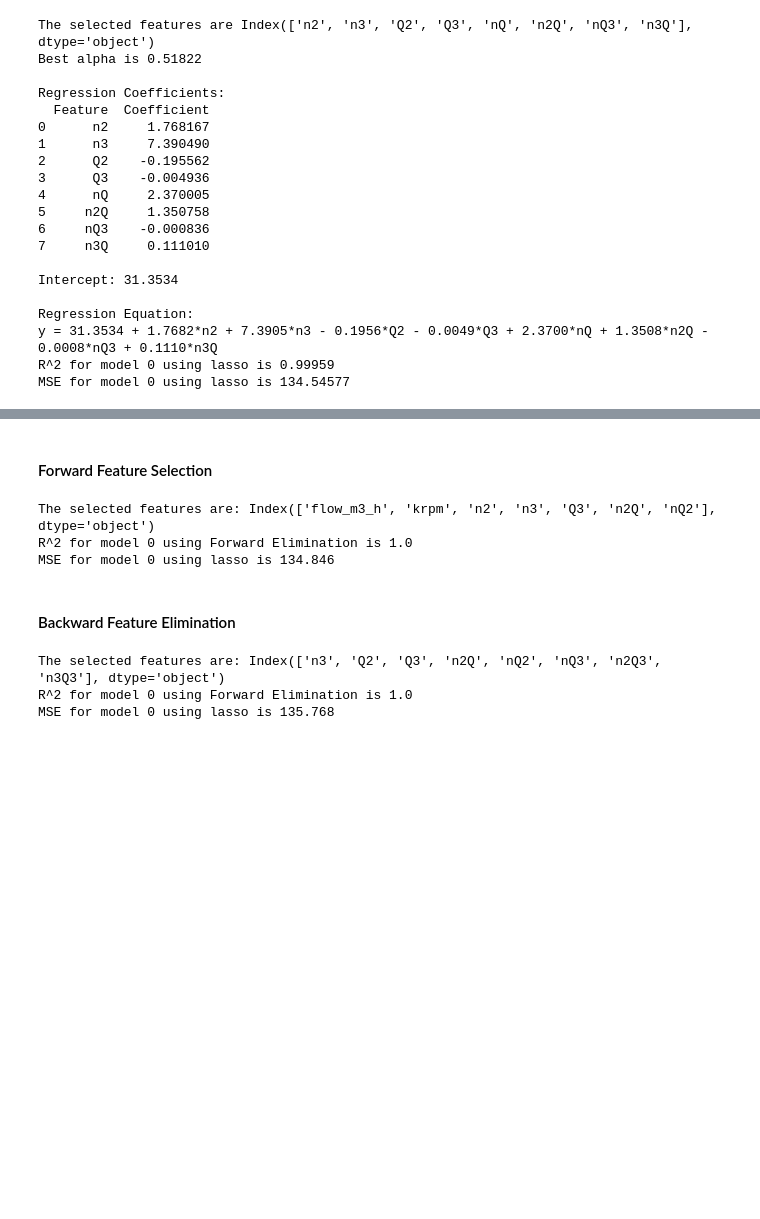
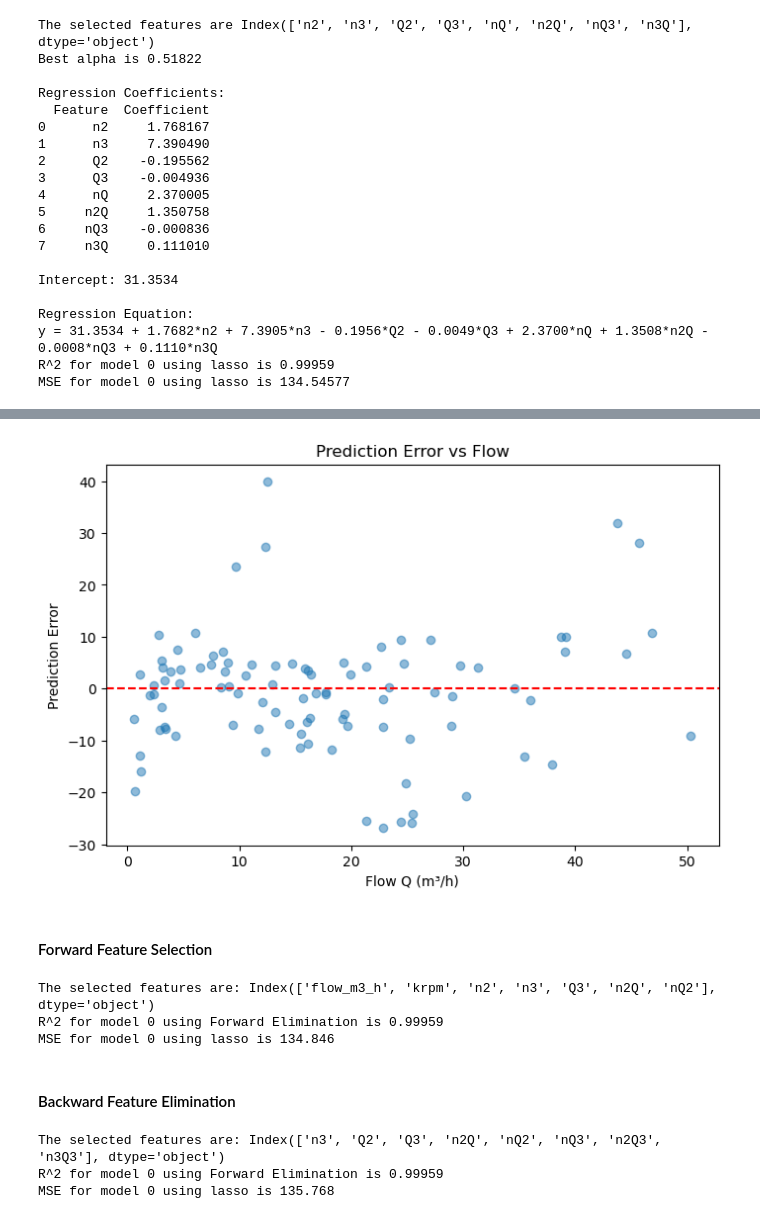
Before and after one commit to emmdupont/The_PowerPredict_Girls, a Jupyter notebook: task_0.ipynb, the cells around one changed output, grey strips where cells are left out. Drawn from its saved outputs; the diff is of its cells as text; code cells hidden in the pictures; blank space fills up the shorter version.

```diff
--- a/task_0.ipynb
+++ b/task_0.ipynb
@@ -272,3 +279,15 @@ MSE for model 0 using lasso is 134.54577
+# %%
+errors = y_pred_las - y_test
+
+plt.figure(figsize=(8,5))
+plt.scatter(X_test['flow_m3_h'], errors, alpha=0.5)
+plt.axhline(0, color='red', linestyle='--')
+plt.xlabel('Flow Q (m³/h)')
+plt.ylabel('Prediction Error')      # Predicted P - True P)
+plt.title('Prediction Error vs Flow')
+plt.show()
+# %% [output]
+[figure, added]
 # %% [markdown]
 #### Forward Feature Selection
 # %%
@@ -293,14 +312,14 @@ model_0_forward.fit(X_train_forward, y_train)
 
 y_pred_forward = model_0_forward.predict(X_test_forward)
 
-r2_forward = round(r2_score(y_test, y_pred_forward) , 3)
+r2_forward = round(r2_score(y_test, y_pred_forward) , 5)
 print(f"R^2 for model 0 using Forward Elimination is {r2_forward}")
 
 mse_forward = round(mean_squared_error(y_true = y_test, y_pred = y_pred_forward) , 3)
 print(f"MSE for model 0 using lasso is {mse_forward}")
 # %% [output]
 The selected features are: Index(['flow_m3_h', 'krpm', 'n2', 'n3', 'Q3', 'n2Q', 'nQ2'], dtype='object')
-R^2 for model 0 using Forward Elimination is 1.0
+R^2 for model 0 using Forward Elimination is 0.99959
 MSE for model 0 using lasso is 134.846
 # %% [markdown]
 #### Backward Feature Elimination
@@ -326,12 +345,12 @@ model_0_backward.fit(X_train_backward, y_train)
 
 y_pred_backward = model_0_backward.predict(X_test_backward)
 
-r2_backward = round(r2_score(y_test, y_pred_backward) , 3)
+r2_backward = round(r2_score(y_test, y_pred_backward) , 5)
 print(f"R^2 for model 0 using Forward Elimination is {r2_backward}")
 
 mse_backward = round(mean_squared_error(y_true = y_test, y_pred = y_pred_backward) , 3)
 print(f"MSE for model 0 using lasso is {mse_backward}")
 # %% [output]
 The selected features are: Index(['n3', 'Q2', 'Q3', 'n2Q', 'nQ2', 'nQ3', 'n2Q3', 'n3Q3'], dtype='object')
-R^2 for model 0 using Forward Elimination is 1.0
+R^2 for model 0 using Forward Elimination is 0.99959
 MSE for model 0 using lasso is 135.768
```
Also changed, not shown: parts of 1 cell of this notebook, 1 other file.
